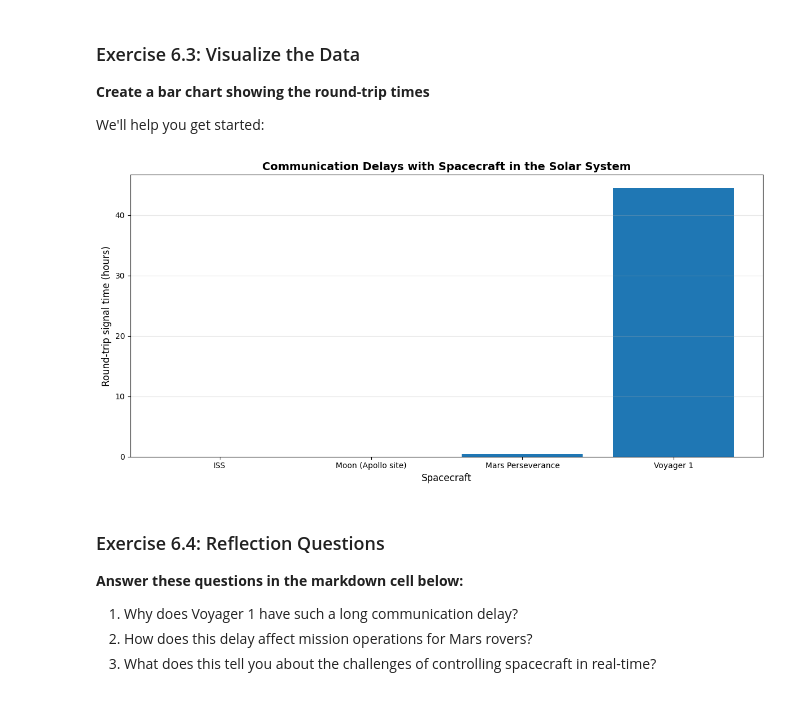
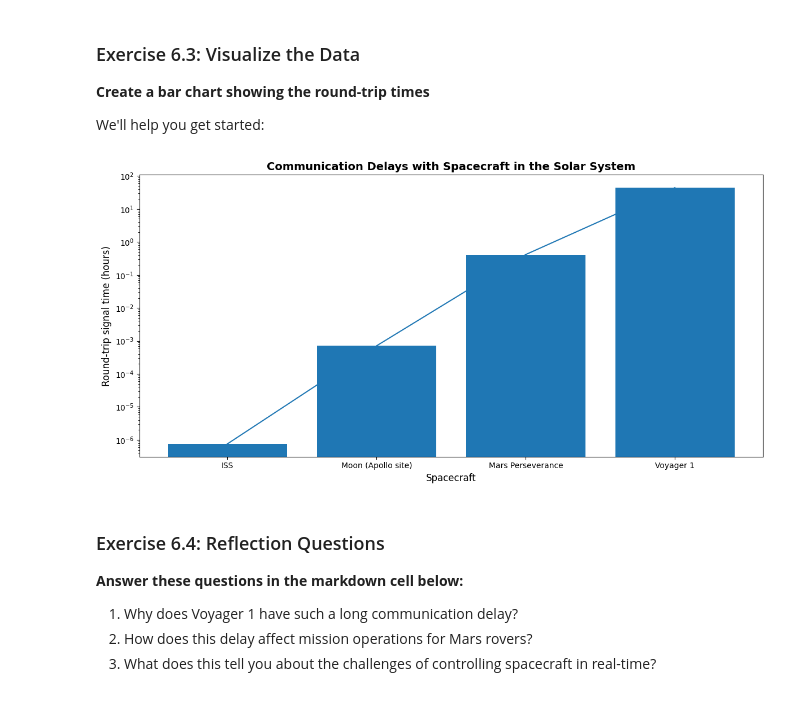
Before and after one commit to CorrinHayes/NPSC2002-workshops, a Jupyter notebook: Week_01_Introduction.ipynb, the cells around one changed output. Drawn from its saved outputs; the diff is of its cells as text; code cells hidden in the pictures.

Commit message:
Created using Colab with semilog y

```diff
--- a/Week_01_Introduction.ipynb
+++ b/Week_01_Introduction.ipynb
@@ -502,36 +502,37 @@ We'll help you get started:
 # %%
 import matplotlib.pyplot as plt
 
 # Calculate round-trip times and store them
 spacecraft_names = []
 round_trip_times_hours = []
 
 for spacecraft, distance in spacecraft_data.items():
     one_way_time = distance / speed_of_light_km_per_sec
     round_trip_time = one_way_time * 2
 
     spacecraft_names.append(spacecraft)
     round_trip_times_hours.append(round_trip_time / 3600)  # Convert to hours
 
 # Create the plot
 plt.figure(figsize=(12, 6))
 
 # YOUR CODE HERE: Create a bar chart
 plt.bar(spacecraft_names, round_trip_times_hours)
-
+x = spacecraft_names
+y = round_trip_times_hours
 # Add labels and title
 plt.ylabel('Round-trip signal time (hours)', fontsize=12)
 plt.xlabel('Spacecraft', fontsize=12)
 plt.title('Communication Delays with Spacecraft in the Solar System', fontsize=14, fontweight='bold')
 # YOUR CODE HERE: The values vary enormously - some are milliseconds, others are hours!
 # How can you display them all clearly on one chart?
 #use a logarithmic array scale for y axis
-plt.grid(axis='y', alpha=0.3)
+plt.semilogy(x, y)
 
 plt.tight_layout()
 plt.show()
 # %% [output]
-[figure, old version]
+[figure, new version]
 # %% [markdown]
 ### Exercise 6.4: Reflection Questions
 
```
